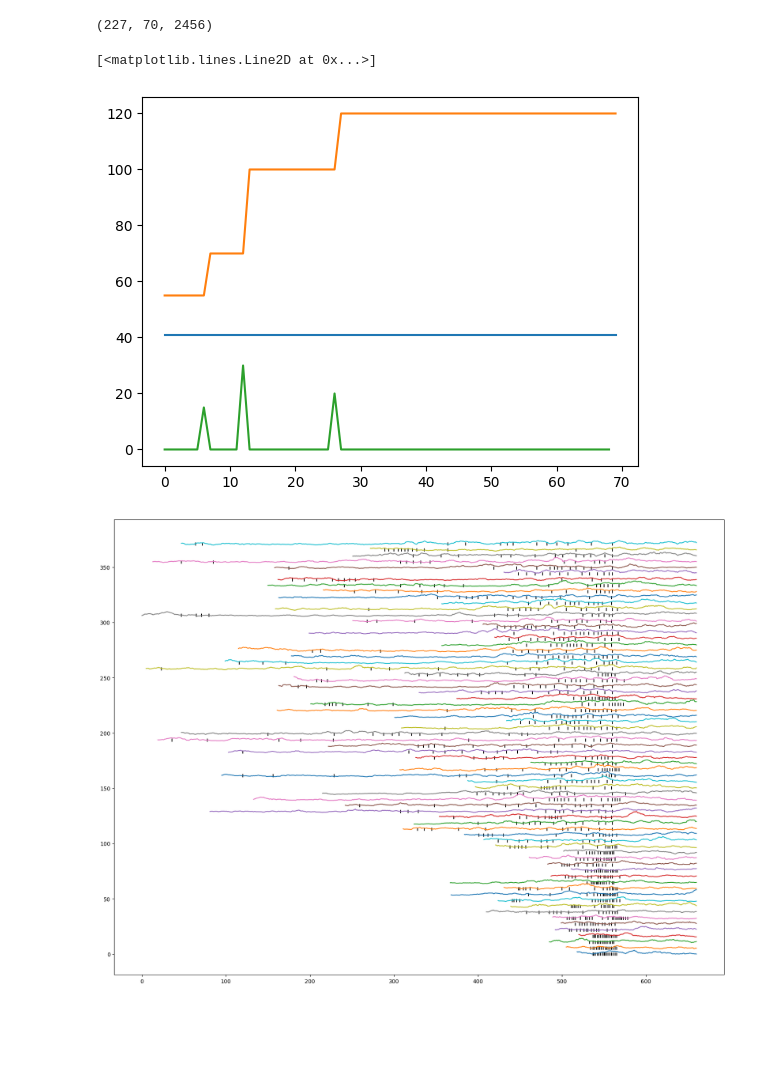
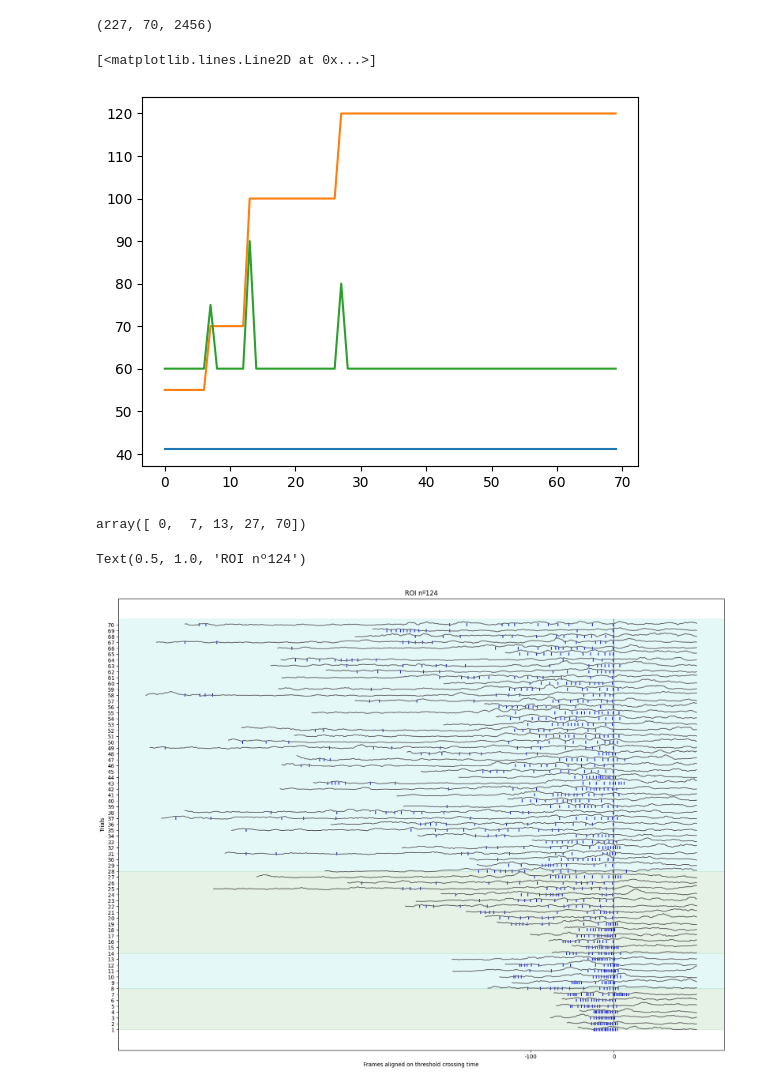
Before and after one commit to camilosada/dynamic_brain_workshop, a Jupyter notebook: code/scripts/response_variability.ipynb, the cells around one changed output. Cells and saved outputs as stored; diff of their text form; code cells hidden in the pictures; blank space fills up the shorter version.

Commit message:
+ Added align trials function

```diff
--- a/code/scripts/response_variability.ipynb
+++ b/code/scripts/response_variability.ipynb
@@ -179,14 +128,0 @@ roi_table2
-# %%
-# Find the likely somatic ROIs
-soma_probability = 0.005 # Emperically determined threshold - just trust us
-# Limit to valid somatic ROIs
-valid_rois = roi_table2[roi_table2.soma_probability>soma_probability]
-target_roi_idx = bci_trials['closest_roi'].unique()
-print(f"CN: {target_roi_idx}")
-if len(target_roi_idx)>1:
-    raise ValueError("More than one CN during BCI epoch")
-target_roi_idx=target_roi_idx[0]
-if not(target_roi_idx in valid_rois.index):
-    valid_rois = pd.concat((valid_rois, roi_table2.loc[[target_roi_idx], :]), axis=0)
-    valid_rois = valid_rois.sort_index()
-print('there are', len(valid_rois), 'ROIs with soma_probability >',soma_probability)
@@ -341,17 +158,42 @@ dff_bci_alignon_thr.shape
 # %%
 plt.plot(low_thres)
 plt.plot(high_thres)
-plt.plot(np.diff(high_thres))
+plt.plot(np.insert(np.diff(high_thres), 0, 0)+60)
 # %% [output]
 [<matplotlib.lines.Line2D at 0x...>]
-[figure, old version]
+[figure, new version]
+# %%
+idx_change_thre = np.insert(np.where(np.insert(np.diff(high_thres), 0, 0)),0,0)
+idx_change_thre=np.append(idx_change_thre,n_trials)
+idx_change_thre
+# %% [output]
+array([ 0,  7, 13, 27, 70])
 # %%
+colors=['g','c']*5
+i_roi = cn_new_idx
+original_roi = roi_original_idx.loc[i_roi]
 roi_dff_bci_alignon_thr = dff_bci_alignon_thr[i_roi]
 max_act = np.nanmax(roi_dff_bci_alignon_thr)
 ntrials = roi_dff_bci_alignon_thr.shape[0]
 roi_dff_bci_alignon_thr = roi_dff_bci_alignon_thr + np.arange(0,ntrials*max_act,max_act).reshape(-1,1)
+
 fig,ax = plt.subplots(figsize=(20,15))
-_=plt.plot(roi_dff_bci_alignon_thr[:,:frames_before+100].T)
-_=plt.scatter(zaber_steps-shifts.reshape(-1,1).astype(int),np.zeros(zaber_steps.shape)+np.arange(0,ntrials*max_act,max_act).reshape(-1,1),color='k',marker='|')
+_=plt.plot(roi_dff_bci_alignon_thr[:,:frames_before+100].T,color='dimgrey')
+_=plt.scatter(zaber_steps-shifts.reshape(-1,1).astype(int),np.zeros(zaber_steps.shape)+np.arange(0,ntrials*max_act,max_act).reshape(-1,1),color='b',marker='|')
+
+ax.vlines(frames_before, 0,ntrials*max_act, color='grey', label = 'Reward')
+
+for iidx in range(len(idx_change_thre)-1):
+    ax.axhspan(ymin=idx_change_thre[iidx]*max_act, ymax=idx_change_thre[iidx+1]*max_act,xmin=0,xmax=frames_before, color = colors[iidx],alpha=0.1, label = f'Threshold {iidx+1}')
+
+ax.set_xticks([frames_before-100,frames_before])
+ax.set_xticklabels(['-100','0'])
+
+ax.set_yticks(np.arange(0,ntrials*max_act,max_act))
+ax.set_yticklabels(np.arange(1,ntrials+1))
+ax.set_xlabel('Frames aligned on threshold crossing time')
+ax.set_ylabel('Trials')
+ax.set_title(f'ROI nº{original_roi}')
 # %% [output]
+Text(0.5, 1.0, 'ROI nº124')
-[figure, old version]
+[figure, new version]
```
Also changed, not shown: parts of 40 cells of this notebook, 3 other files.
